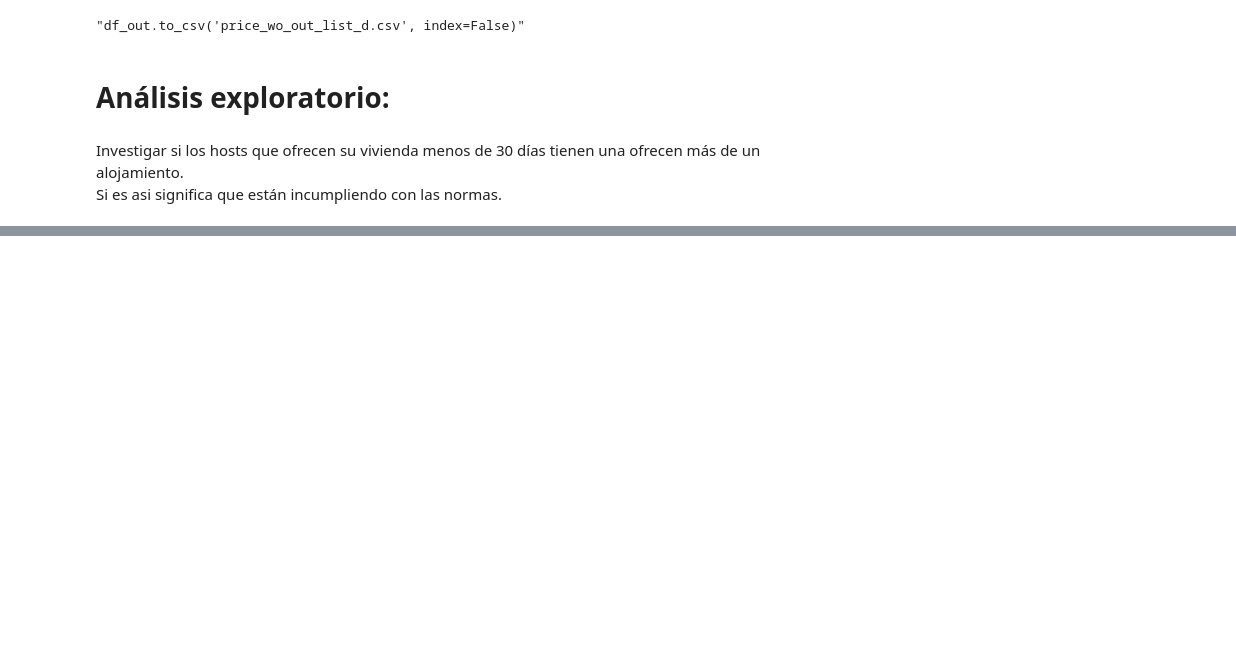
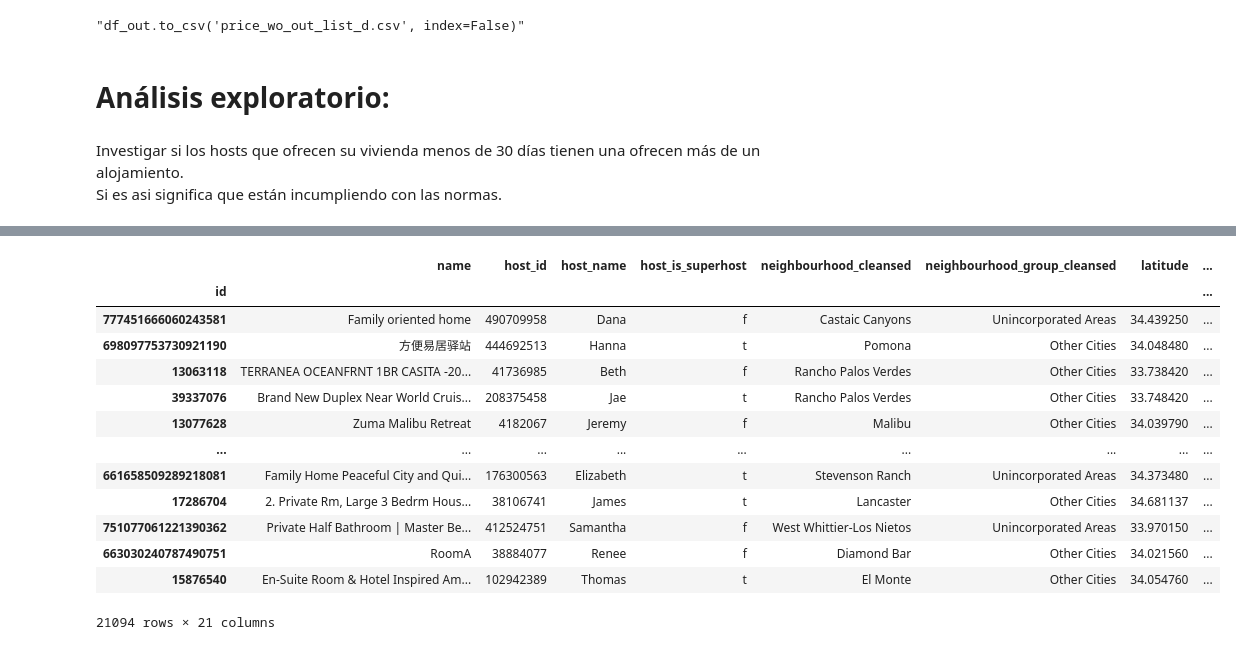
Before and after one commit to bravovielisa/LosAngeles_airbnb, a Jupyter notebook: Los_Angeles_airbnb.ipynb, the cells around one changed output, grey strips where cells are left out. Cells and saved outputs as stored; diff of their text form; code cells hidden in the pictures; blank space fills up the shorter version.

```diff
--- a/Los_Angeles_airbnb.ipynb
+++ b/Los_Angeles_airbnb.ipynb
@@ -366,3 +366,5 @@ El dataset sin outliers de price:
 # %% [markdown]
 Investigar si los hosts que ofrecen su vivienda menos de 30 días tienen una ofrecen más de un alojamiento.
 Si es asi significa que están incumpliendo con las normas.
+# %%
+df_30 = df1[df1['minimum_nights']<30]
@@ -368,0 +405,17 @@ Si es asi significa que están incumpliendo con las normas.
+# %%
+df_30
+# %% [output]
+|  | name | host_id | host_name | host_is_superhost | neighbourhood_cleansed | neighbourhood_group_cleansed | latitude | ... |
+| id |  |  |  |  |  |  |  | ... |
+| 777451666060243581 | Family oriented home | 490709958 | Dana | f | Castaic Canyons | Unincorporated Areas | 34.439250 | ... |
+| 698097753730921190 | 方便易居驿站 | 444692513 | Hanna | t | Pomona | Other Cities | 34.048480 | ... |
+| 13063118 | TERRANEA OCEANFRNT 1BR CASITA -20... | 41736985 | Beth | f | Rancho Palos Verdes | Other Cities | 33.738420 | ... |
+| 39337076 | Brand New Duplex Near World Cruis... | 208375458 | Jae | t | Rancho Palos Verdes | Other Cities | 33.748420 | ... |
+| 13077628 | Zuma Malibu Retreat | 4182067 | Jeremy | f | Malibu | Other Cities | 34.039790 | ... |
+| ... | ... | ... | ... | ... | ... | ... | ... | ... |
+| 661658509289218081 | Family Home Peaceful City and Qui... | 176300563 | Elizabeth | t | Stevenson Ranch | Unincorporated Areas | 34.373480 | ... |
+| 17286704 | 2. Private Rm, Large 3 Bedrm Hous... | 38106741 | James | t | Lancaster | Other Cities | 34.681137 | ... |
+| 751077061221390362 | Private Half Bathroom | Master Be... | 412524751 | Samantha | f | West Whittier-Los Nietos | Unincorporated Areas | 33.970150 | ... |
+| 663030240787490751 | RoomA | 38884077 | Renee | f | Diamond Bar | Other Cities | 34.021560 | ... |
+| 15876540 | En-Suite Room & Hotel Inspired Am... | 102942389 | Thomas | t | El Monte | Other Cities | 34.054760 | ... |
+21094 rows × 21 columns
```
Also changed, not shown: parts of 8 cells of this notebook, 1 other file.
